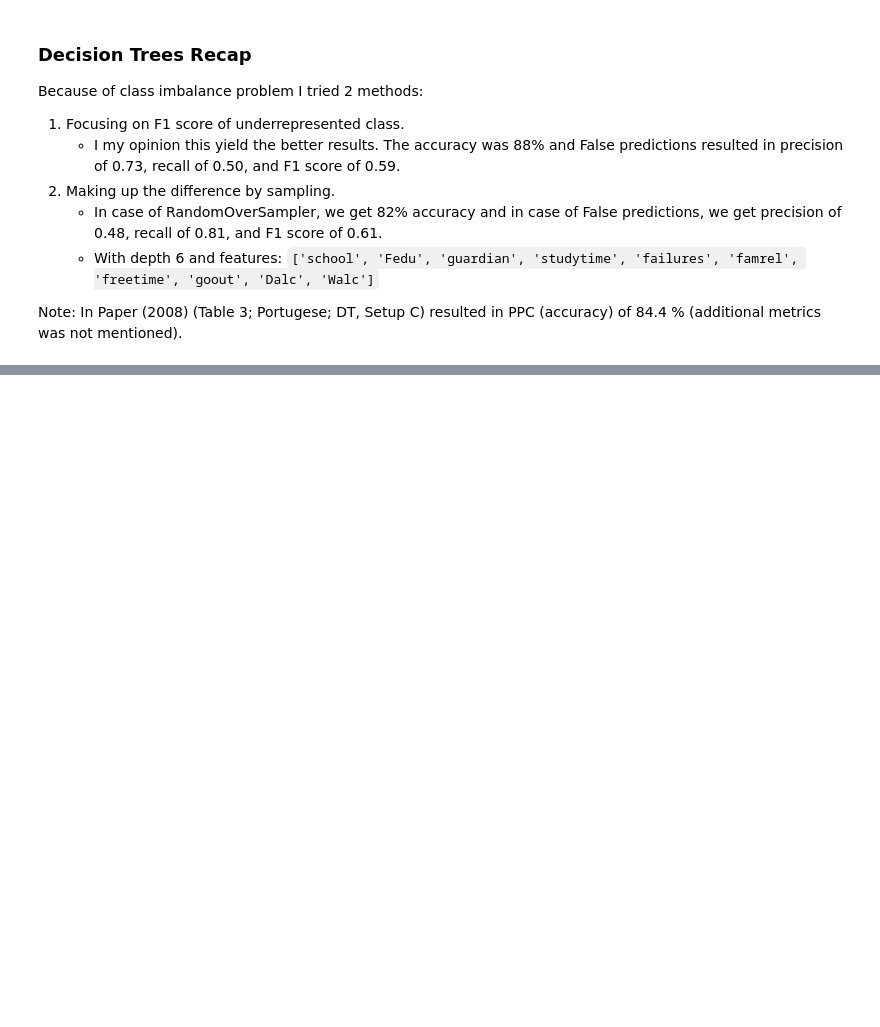
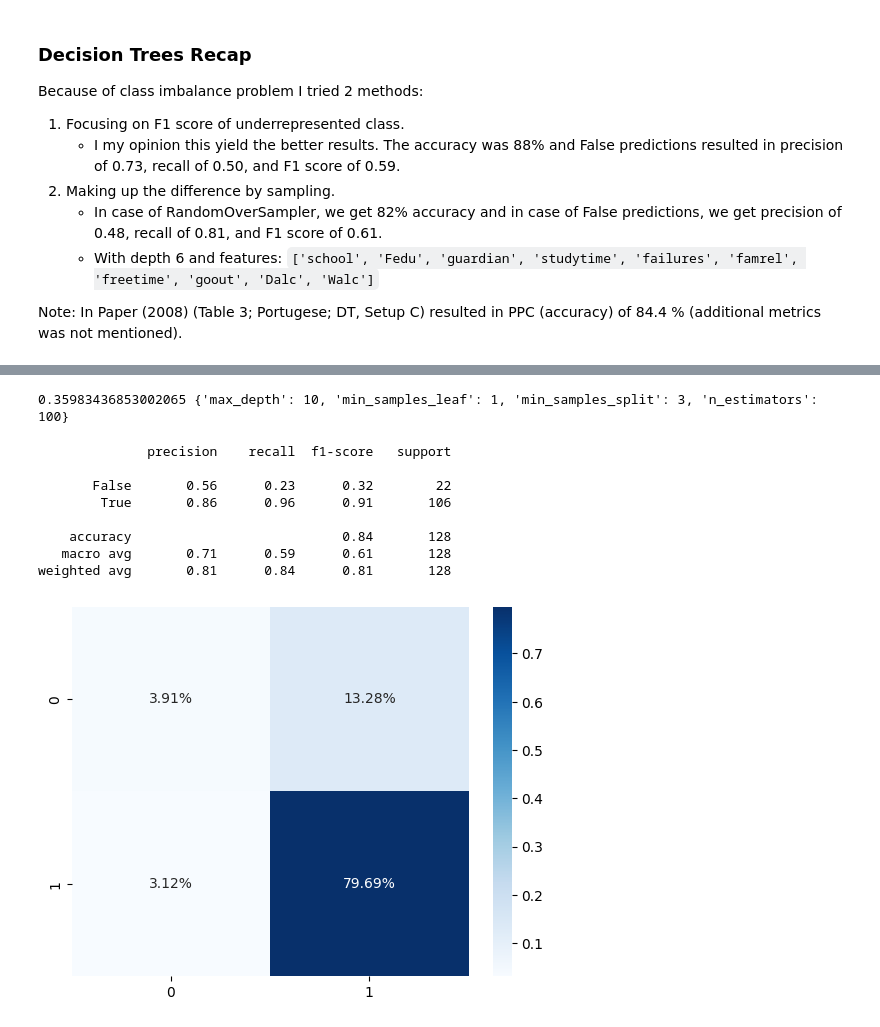
Before and after one commit to slunimara/analysis_student_performance, a Jupyter notebook: student_performance.ipynb, the cells around one changed output, grey strips where cells are left out. Saved outputs shown, nothing was run; the diff lists cells and outputs as text; code cells hidden in the pictures; blank space fills up the shorter version.

Commit message:
Modeling
Random Forests, Gradient Boosting, SVC (Support Vector Classification)

```diff
--- a/student_performance.ipynb
+++ b/student_performance.ipynb
@@ -473,0 +477,24 @@ Note: In Paper (2008) (Table 3; Portugese; DT, Setup C) resulted in PPC (accurac
+# %%
+from sklearn.ensemble import RandomForestClassifier
+f1_false_scorer = make_scorer(f1_score, pos_label=0)
+
+# Define the parameter grid for GridSearchCV
+param_grid = {
+    "max_depth": range(3, 15),
+    "n_estimators": [50, 100, 200],
+    "min_samples_split": range(2, 6),
+    "min_samples_leaf": range(1, 5)
+}
+
+# Create a RandomForestClassifier instance
+rtc = RandomForestClassifier(random_state=314)
+# Perform grid search with cross-validation
+gs = GridSearchCV(rtc, param_grid, cv=5, scoring=f1_false_scorer, n_jobs=-1)
+pass
+# %%
+X = numerical_data.drop(columns=y_attributes)
+y = numerical_data["G3"] >= 10
+
+X_train, X_test, y_train, y_test = train_test_split(X, y, test_size=0.2, random_state=314)
+
+gs.fit(X_train, y_train)
@@ -473,0 +509,23 @@ Note: In Paper (2008) (Table 3; Portugese; DT, Setup C) resulted in PPC (accurac
+# %%
+print(gs.best_score_, gs.best_params_)
+# %% [output]
+0.35983436853002065 {'max_depth': 10, 'min_samples_leaf': 1, 'min_samples_split': 3, 'n_estimators': 100}
+# %%
+pred = gs.predict(X_test)
+
+print(classification_report(y_test, pred))
+cf_matrix = confusion_matrix(y_test, pred)
+sns.heatmap(cf_matrix / np.sum(cf_matrix), annot=True, fmt=".2%", cmap="Blues")
+pass
+
+# I tried multiple methods of finding the best combination of parameters and features and none of them came close to the selected best decision tree model.
+# %% [output]
+              precision    recall  f1-score   support
+
+       False       0.56      0.23      0.32        22
+        True       0.86      0.96      0.91       106
+
+    accuracy                           0.84       128
+   macro avg       0.71      0.59      0.61       128
+weighted avg       0.81      0.84      0.81       128
+[figure, added]
```
Also changed, not shown: parts of 20 cells of this notebook, 1 other file.
